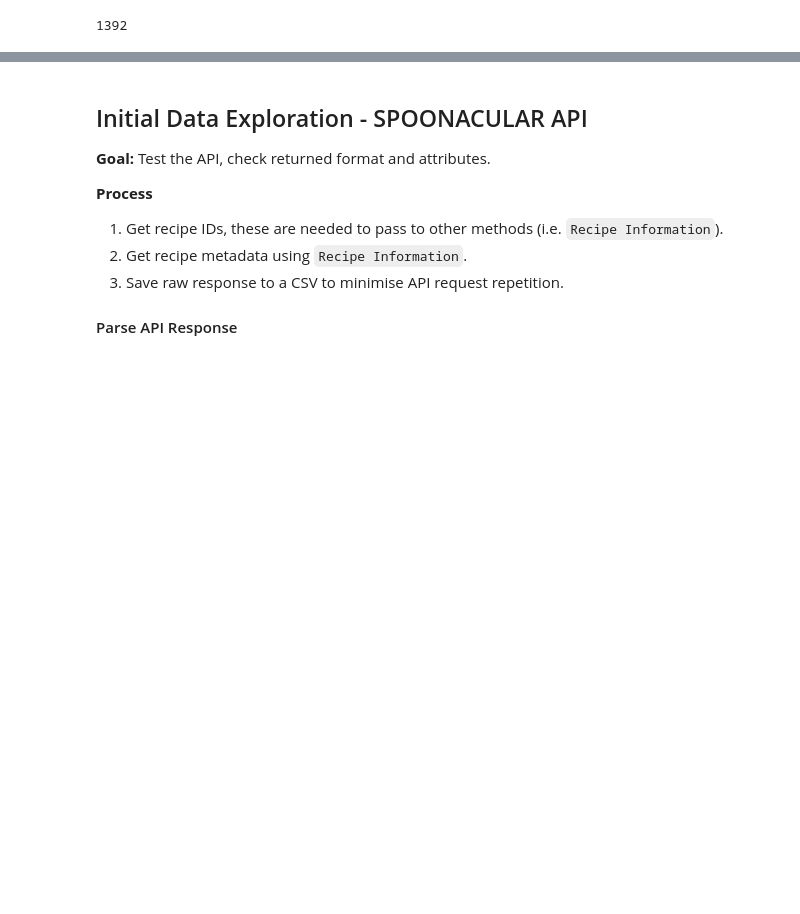
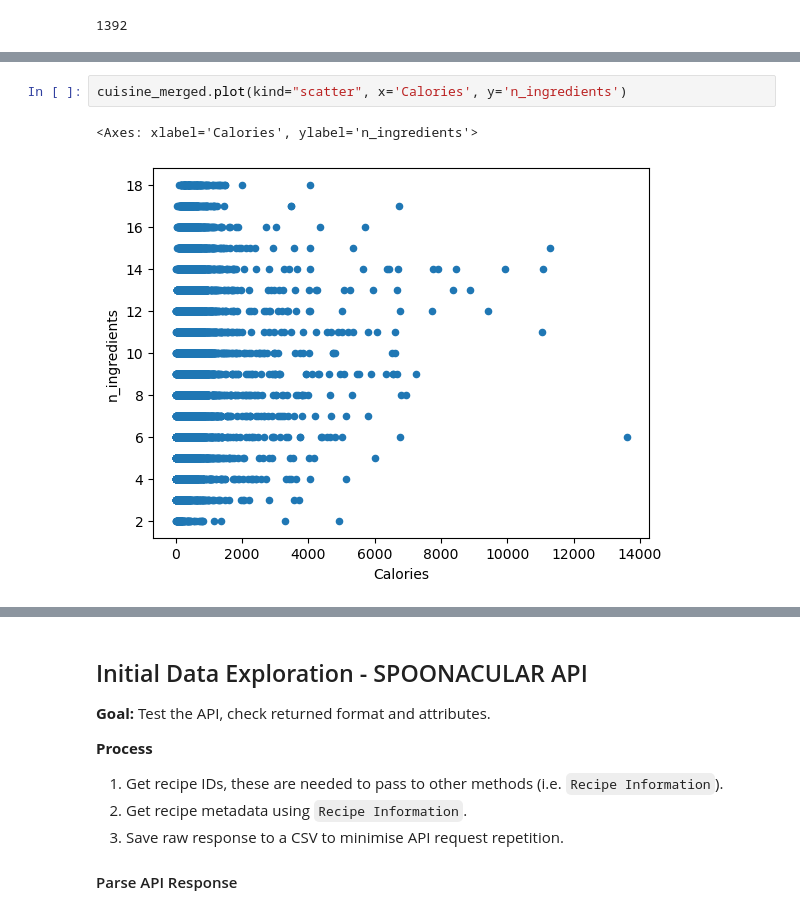
Before and after one commit to alyssahondrade/Project1, a Jupyter notebook: nutritious_recipes.ipynb, the cells around one changed output, grey strips where cells are left out. Cells and saved outputs as stored; diff of their text form; blank space fills up the shorter version.

```diff
--- a/nutritious_recipes.ipynb
+++ b/nutritious_recipes.ipynb
@@ -549,0 +592,5 @@ cuisine_merged = cuisine_merged.loc[cuisine_merged['minutes'] < upper_bounds]
+# %%
+cuisine_merged.plot(kind="scatter", x='Calories', y='n_ingredients')
+# %% [output]
+<Axes: xlabel='Calories', ylabel='n_ingredients'>
+[figure, added]
```
Also changed, not shown: parts of 15 cells of this notebook, 1 other file.
